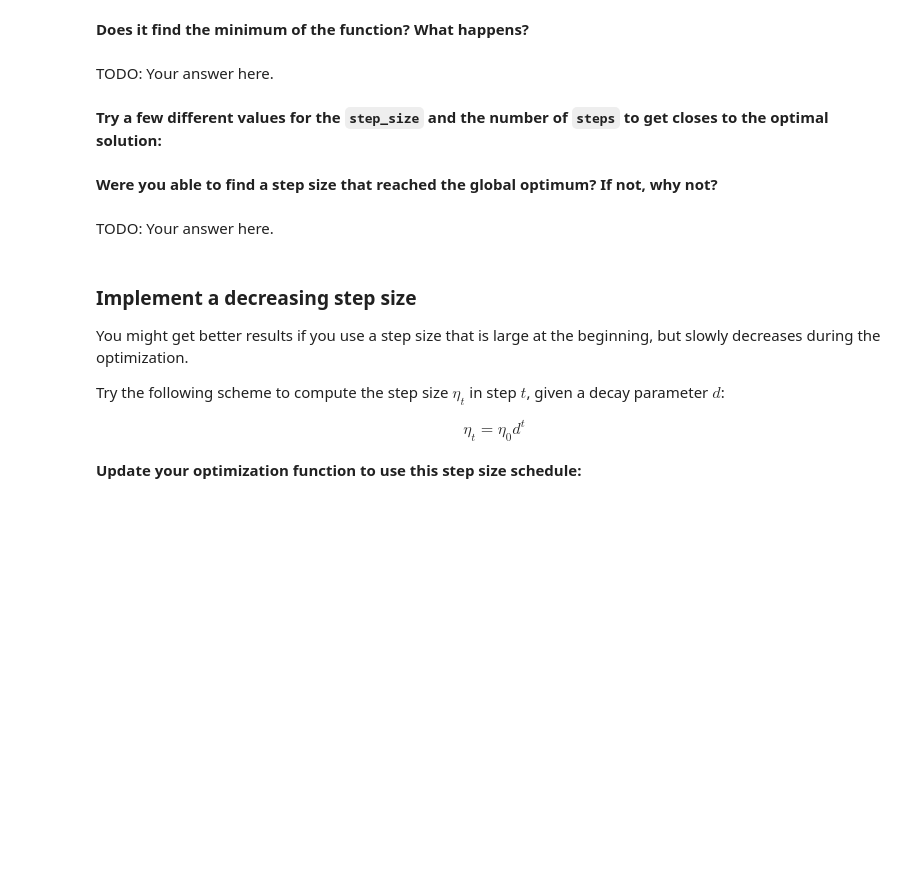
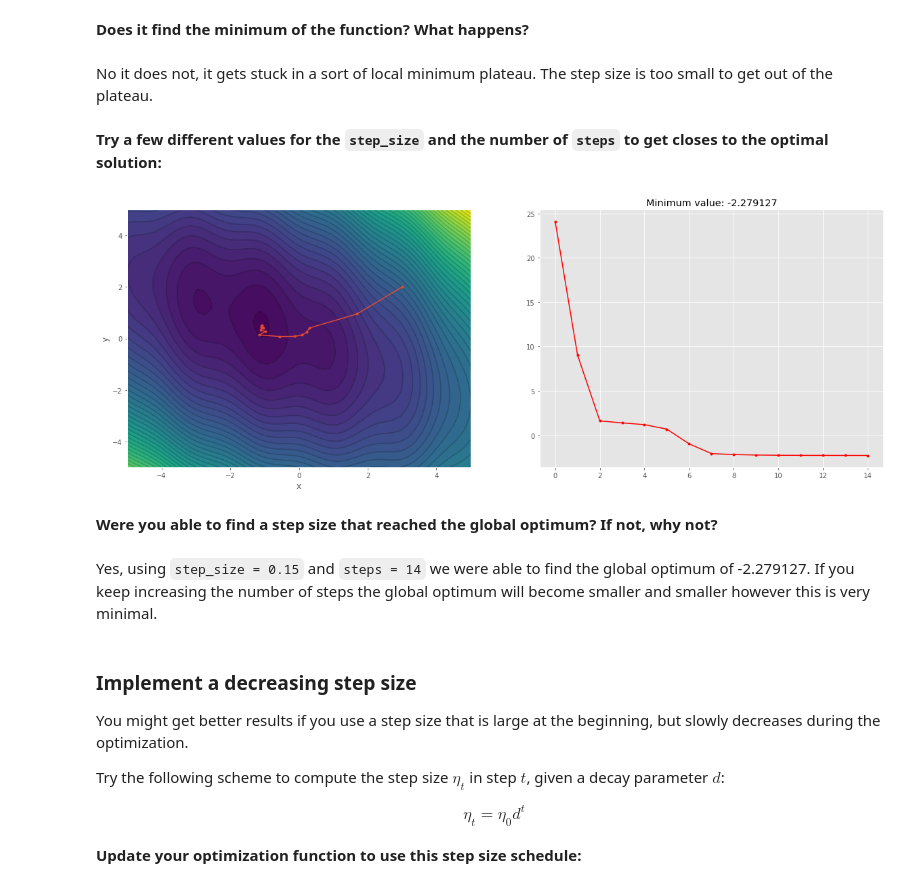
Before and after one commit to mtuit/deep-learning-2020-assignments, a Jupyter notebook: deep-learning-assignment-1.ipynb, the cells around one changed output. Cells and saved outputs as stored; diff of their text form; code cells hidden in the pictures; blank space fills up the shorter version.

````diff
--- a/deep-learning-assignment-1.ipynb
+++ b/deep-learning-assignment-1.ipynb
@@ -86,8 +88,8 @@ def optimize_f(x, y, step_size, steps):
         dy = grad_y_f(x, y)
 
         # apply the gradient descent updates to x and y
-        x = x  # TODO: compute the update
-        y = y  # TODO: compute the update
+        x -= step_size * dx
+        y -= step_size * dy
 
         # store the new parameters
         x_hist.append(x)
@@ -123,17 +127,18 @@ plot_gradient_descent_results(*results)
 # %% [markdown]
 **Does it find the minimum of the function? What happens?**
-# %% [markdown]
-TODO: Your answer here.
+# %% [markdown]
+No it does not, it gets stuck in a sort of local minimum plateau. The step size is too small to get out of the plateau.
 # %% [markdown]
 **Try a few different values for the `step_size` and the number of `steps` to get closes to the optimal solution:**
 # %%
-# TODO: tune the parameters to find a better optimum
-results = optimize_f(x=3, y=2, step_size=0.1, steps=10)
+results = optimize_f(x=3, y=2, step_size=0.15, steps=14)
 plot_gradient_descent_results(*results)
+# %% [output]
+[figure, added]
 # %% [markdown]
 **Were you able to find a step size that reached the global optimum? If not, why not?**
-# %% [markdown]
-TODO: Your answer here.
+# %% [markdown]
+Yes, using ```step_size = 0.15``` and ```steps = 14``` we were able to find the global optimum of -2.279127. If you keep increasing the number of steps the global optimum will become smaller and smaller however this is very minimal.
 # %% [markdown]
 ### Implement a decreasing step size
 
````
Also changed, not shown: parts of 12 cells of this notebook.
